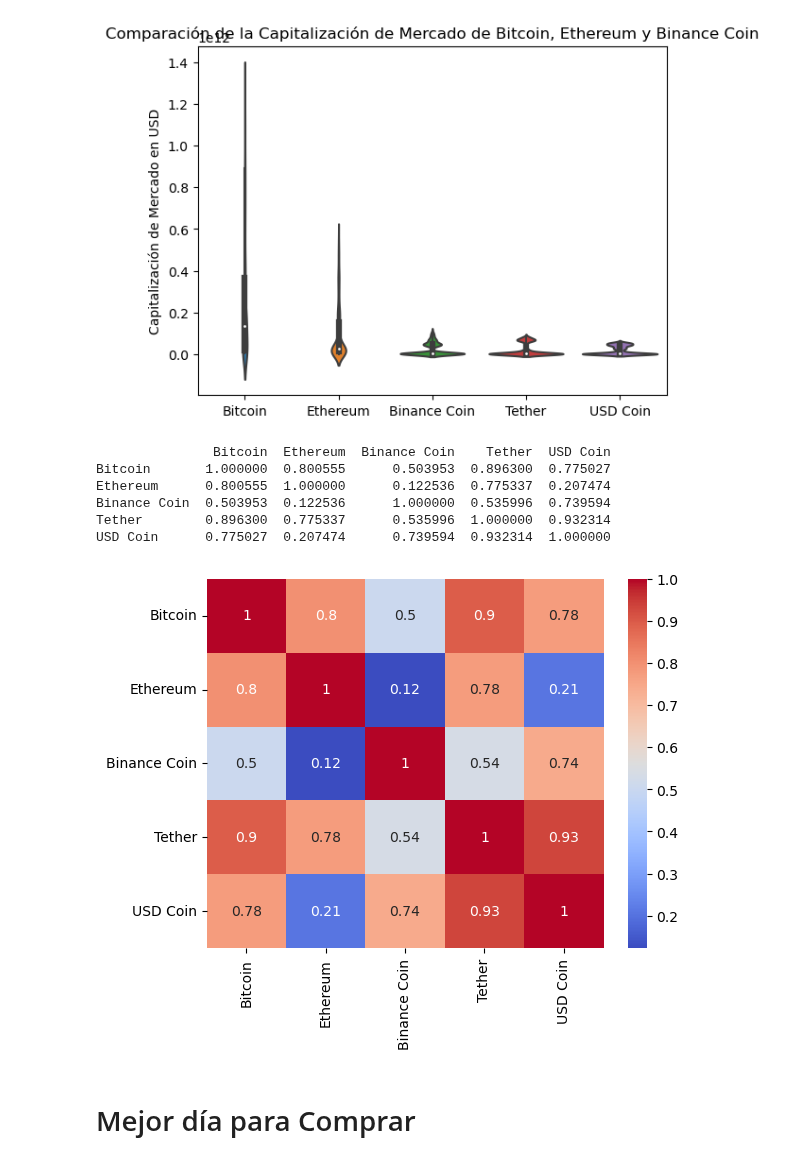
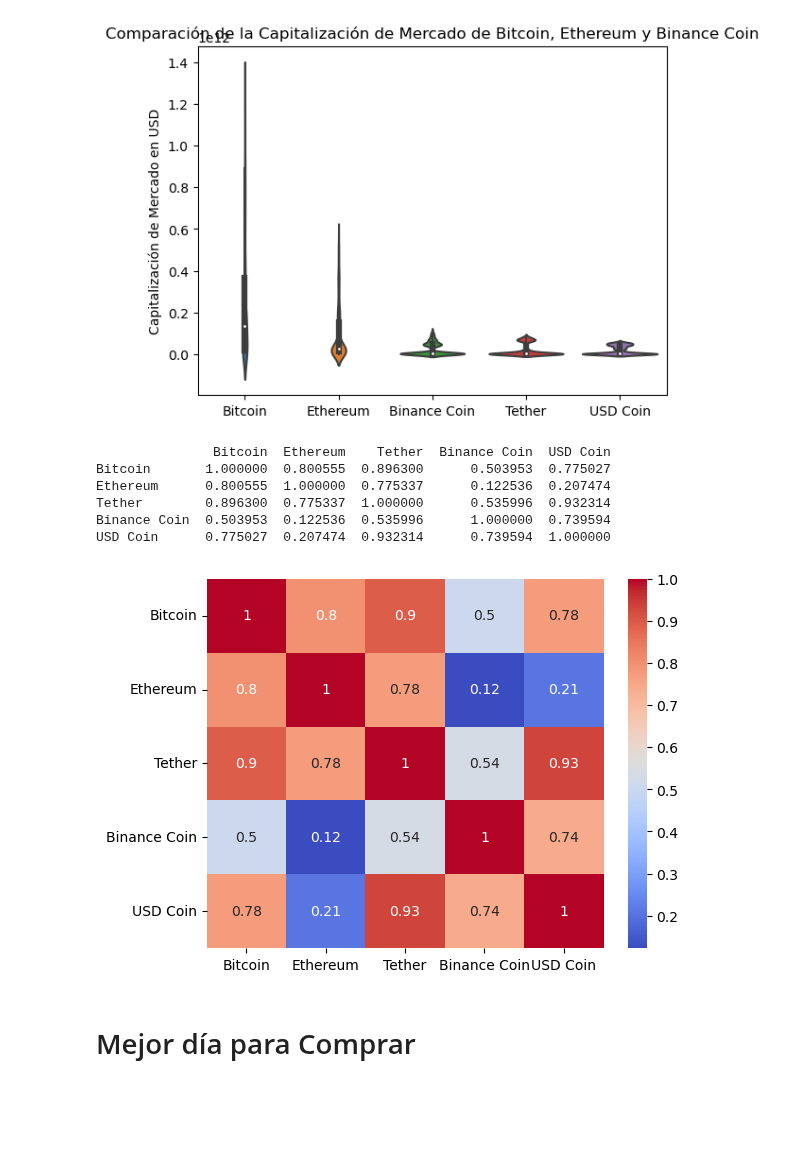
Before and after one commit to angelmpa/proyecto-portafolio, a Jupyter notebook: notebooks/eda_crypto.ipynb, the cells around one changed output. Cells and saved outputs as stored; diff of their text form; code cells hidden in the pictures; blank space fills up the shorter version.

```diff
--- a/notebooks/eda_crypto.ipynb
+++ b/notebooks/eda_crypto.ipynb
@@ -1190,26 +1231,26 @@ plt.show()
 # %%
 # Matriz de correlación de Capitalización de Mercado entre Bitcoin, Ethereum, Binance Coin
 
 # Combinar los datos en un único DataFrame
-crypto_cap = pd.concat ([bitcoin['market_cap'], ethereum['market_cap'], binance['market_cap'], tether['market_cap'],
+crypto_cap = pd.concat ([bitcoin['market_cap'], ethereum['market_cap'], tether['market_cap'], binance['market_cap'],
                         usd['market_cap']], axis = 1)
-crypto_cap.columns = ['Bitcoin', 'Ethereum', 'Binance Coin', 'Tether', 'USD Coin']
+crypto_cap.columns = ['Bitcoin', 'Ethereum', 'Tether', 'Binance Coin',  'USD Coin']
 
 # Calcular la matriz de correlación
 corr_matrix_cap = crypto_cap.corr()
 print(corr_matrix_cap)
 
-# Gráfica de correlación del Precio entre Bitcoin, Ethereum, Binance Coin
+# Gráfica de correlación del Precio
 sns.heatmap(corr_matrix_cap, annot = True, cmap = 'coolwarm')
 plt.show()
 # %% [output]
-               Bitcoin  Ethereum  Binance Coin    Tether  USD Coin
-Bitcoin       1.000000  0.800555      0.503953  0.896300  0.775027
-Ethereum      0.800555  1.000000      0.122536  0.775337  0.207474
-Binance Coin  0.503953  0.122536      1.000000  0.535996  0.739594
-Tether        0.896300  0.775337      0.535996  1.000000  0.932314
-USD Coin      0.775027  0.207474      0.739594  0.932314  1.000000
+               Bitcoin  Ethereum    Tether  Binance Coin  USD Coin
+Bitcoin       1.000000  0.800555  0.896300      0.503953  0.775027
+Ethereum      0.800555  1.000000  0.775337      0.122536  0.207474
+Tether        0.896300  0.775337  1.000000      0.535996  0.932314
+Binance Coin  0.503953  0.122536  0.535996      1.000000  0.739594
+USD Coin      0.775027  0.207474  0.932314      0.739594  1.000000
-[figure, old version]
+[figure, new version]
 # %% [markdown]
 # Mejor día para Comprar
 # %%
```
Also changed, not shown: parts of 11 cells of this notebook, 14 other files.
